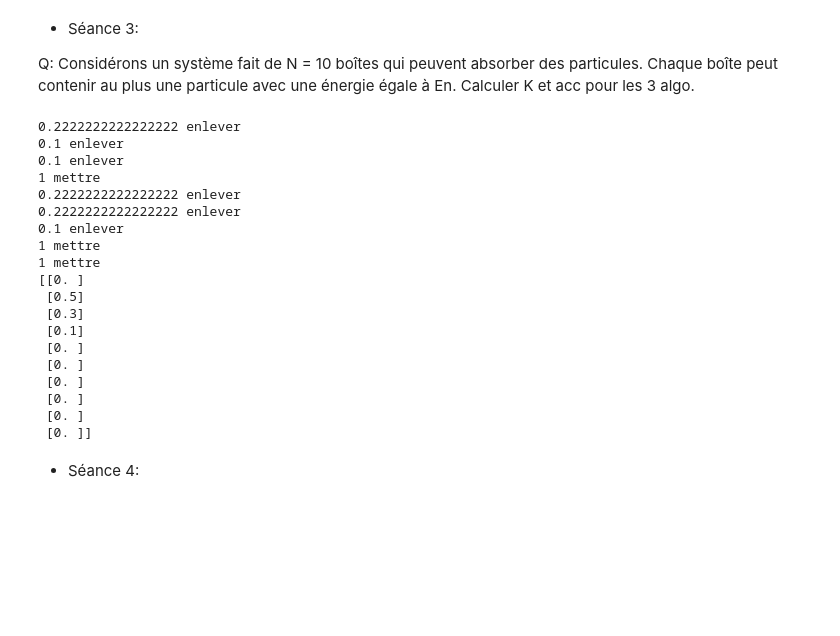
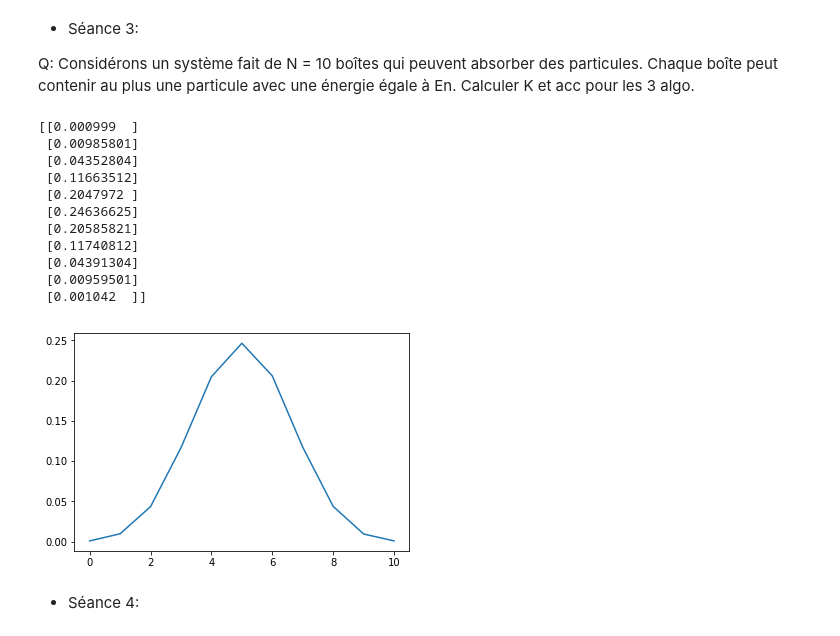
Before and after one commit to xalton/METHODE-NUMERIQUE, a Jupyter notebook: EXERCICES.ipynb, the cells around one changed output. Saved outputs shown, nothing was run; the diff lists cells and outputs as text; code cells hidden in the pictures; blank space fills up the shorter version.

```diff
--- a/EXERCICES.ipynb
+++ b/EXERCICES.ipynb
@@ -168,56 +266,47 @@ index 10 R: 2
 Q: Considérons un système fait de N = 10 boîtes qui peuvent absorber
 des particules. Chaque boîte peut contenir au plus une particule avec une énergie égale à
 En. Calculer K et acc pour les 3 algo.
-# %%
-#Premier algo:IS
-
-N = 10
-b = numpy.zero(N,1)
-i = random.randint(0,N)
-x = numpy.linspace()
 # %%
 #Troisième algo:Met/Sup1
-V = 10
-M = 10
-N = 2
-E = 0
-P = numpy.zeros((M,1)) #Probabilité
+#On choisit combien de boîtes sont vides/remplies
+V = 10 #Nombre de boîtes
+M = 1000000 #nombre de frappe
+N = 2 #nombre de bôite remplie
+E = 0 #"Energie" vaut 0 ici car pas d'interaction avec les voisins donc dans l'acceptance exp() vaut 1
+ntot = 0
+P = np.zeros((V+1,1)) #Probabilité
 for i in range(1,M):
-    al = random.random()
+    al = random.random() #On génère un nombre aléatoire
     if al < 0.5:
         acc1 = min(1,(V-N)/(N+1)) #acceptance de N->N+1
-        print(acc1,"mettre")
-        al2 = random.random()
+        al2 = random.random()#On génère un autre nombre aléatoire
         if al2 < acc1:
-            N = N + 1
+            N = N + 1 #On remplit donc le nombre de boîte remplie augmente
     else:
         acc2 = min(1,N/(V-N+1)) #acceptance de N-1 -> N
-        print(acc2,"enlever")
         al2 = random.random()
         if al2 < acc2:
-            N = N- 1
+            N = N - 1 #On enlève donc le nombre de boîte remplie diminue
     P[N] = P[N]+1
-    ntot = ntot+1
-print(P/ntot)
+    ntot = ntot+1 #nombre total
+
+P = P/ntot
+print(P)
+x = np.arange(0, V+1, 1)
+plt.plot(x, P)
+plt.show()
 # %% [output]
-0.2222222222222222 enlever
-0.1 enlever
-0.1 enlever
-1 mettre
-0.2222222222222222 enlever
-0.2222222222222222 enlever
-0.1 enlever
-1 mettre
-1 mettre
-[[0. ]
- [0.5]
- [0.3]
- [0.1]
- [0. ]
- [0. ]
- [0. ]
- [0. ]
- [0. ]
- [0. ]]
+[[0.000999  ]
+ [0.00985801]
+ [0.04352804]
+ [0.11663512]
+ [0.2047972 ]
+ [0.24636625]
+ [0.20585821]
+ [0.11740812]
+ [0.04391304]
+ [0.00959501]
+ [0.001042  ]]
+[figure, added]
 # %% [markdown]
 - Séance 4:
```
Also changed, not shown: parts of 13 cells of this notebook, 2 other files.
